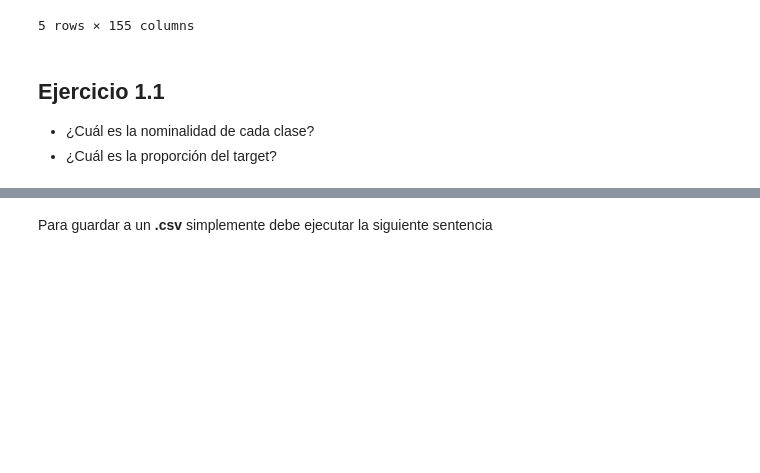
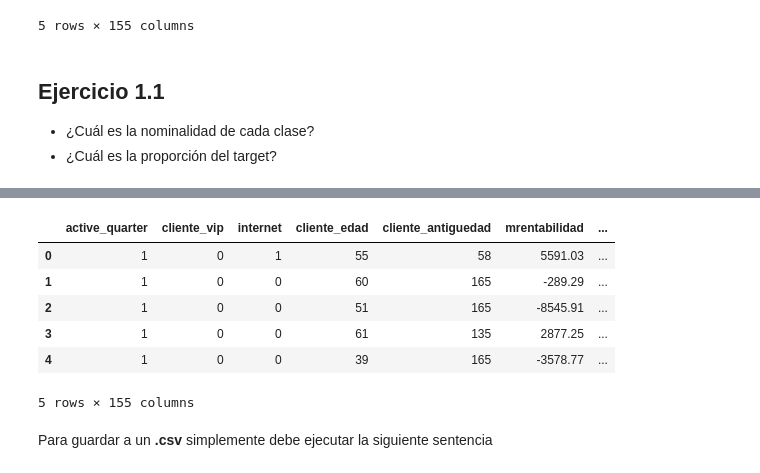
Before and after one commit to UribeAlejandro/dmeyf2023, a Jupyter notebook: src/monday/z101_target_sql.ipynb, the cells around one changed output, grey strips where cells are left out. Drawn from its saved outputs; the diff is of its cells as text; code cells hidden in the pictures; blank space fills up the shorter version.

```diff
--- a/src/monday/z101_target_sql.ipynb
+++ b/src/monday/z101_target_sql.ipynb
@@ -451,3 +497,17 @@ group by clase_ternaria
+# %%
+%%sql
+SELECT
+    *
+FROM competencia_01
+LIMIT 5;
+# %% [output]
+|  | active_quarter | cliente_vip | internet | cliente_edad | cliente_antiguedad | mrentabilidad | ... |
+| 0 | 1 | 0 | 1 | 55 | 58 | 5591.03 | ... |
+| 1 | 1 | 0 | 0 | 60 | 165 | -289.29 | ... |
+| 2 | 1 | 0 | 0 | 51 | 165 | -8545.91 | ... |
+| 3 | 1 | 0 | 0 | 61 | 135 | 2877.25 | ... |
+| 4 | 1 | 0 | 0 | 39 | 165 | -3578.77 | ... |
+5 rows × 155 columns
 # %% [markdown]
 Para guardar a un **.csv** simplemente debe ejecutar la siguiente sentencia
 # %%
```
Also changed, not shown: parts of 22 cells of this notebook, 15 other files.
